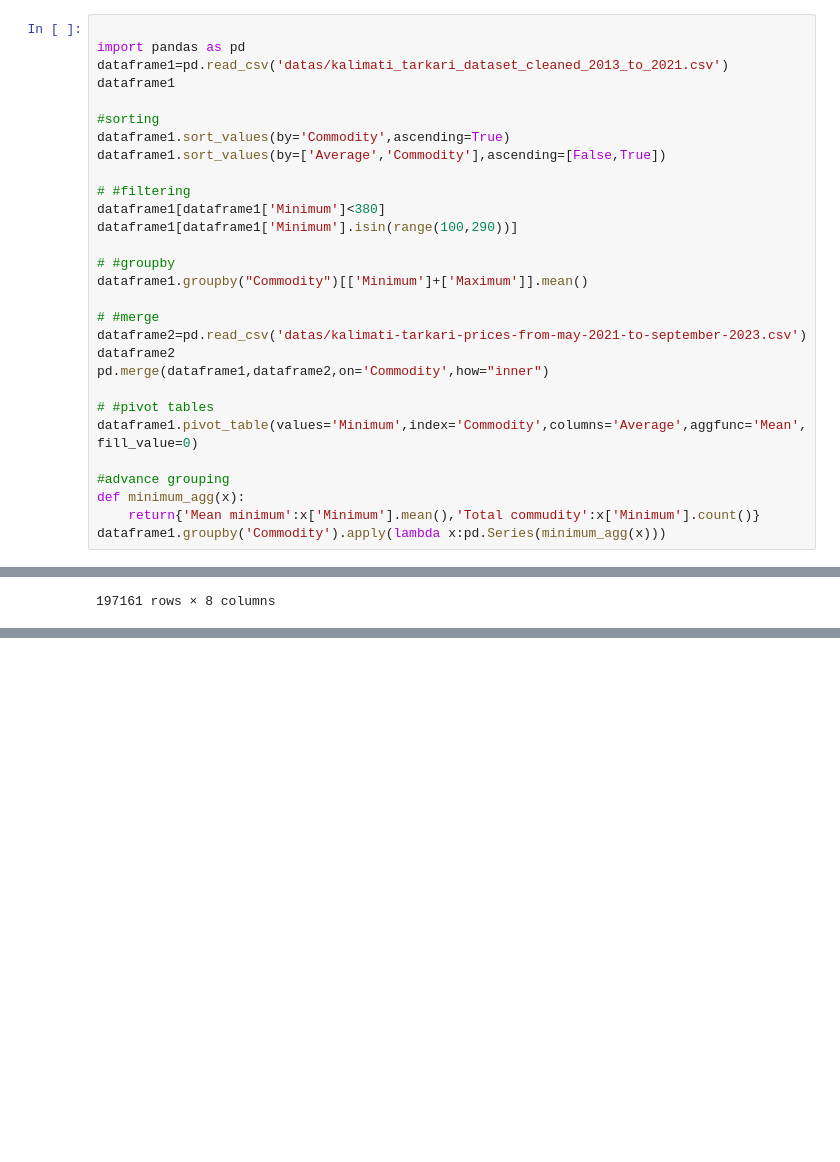
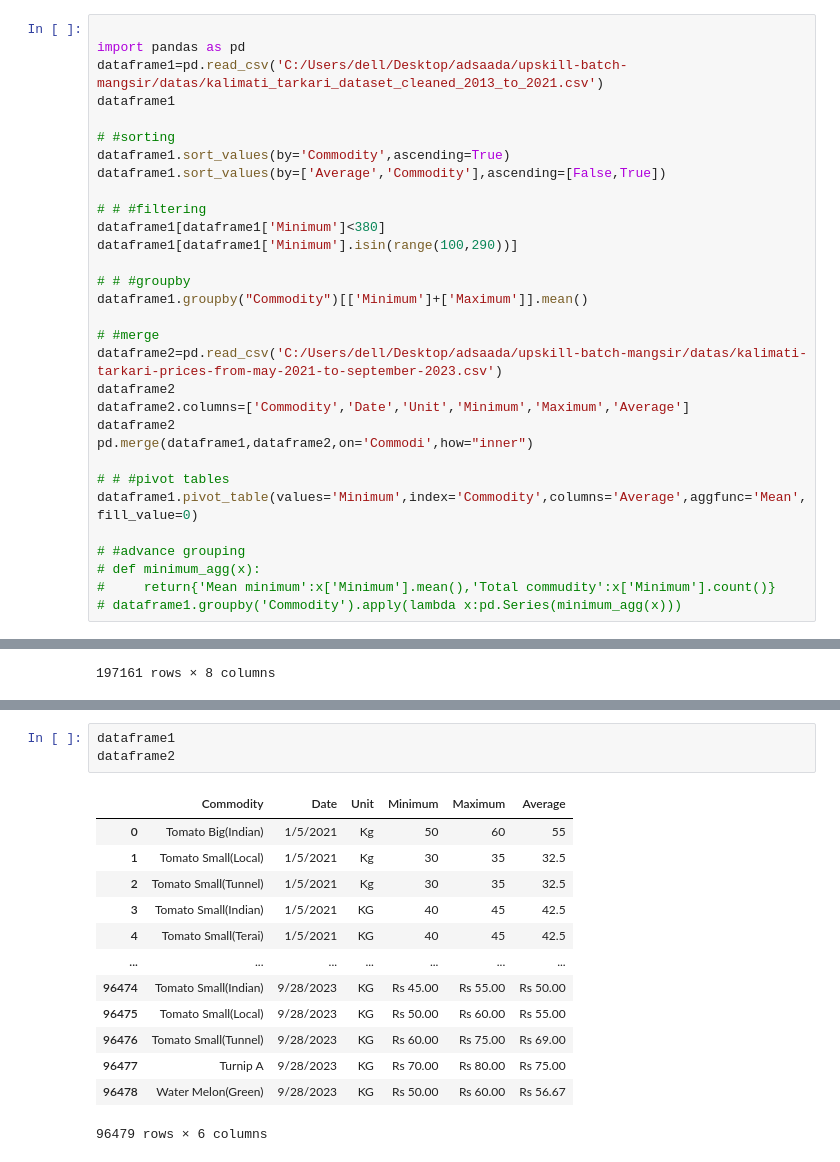
Before and after one commit to Jitukhamcha/upskill-batch-mangsir, a Jupyter notebook: pythons/pandas-p-day3.ipynb, the cells around one changed output, grey strips where cells are left out. Saved outputs shown, nothing was run; the diff lists cells and outputs as text; blank space fills up the shorter version.

```diff
--- a/pythons/pandas-p-day3.ipynb
+++ b/pythons/pandas-p-day3.ipynb
@@ -206,29 +206,31 @@ print(df1.sample(5))    by default take 3 row in random
 # %%
 
 import pandas as pd
-dataframe1=pd.read_csv('datas/kalimati_tarkari_dataset_cleaned_2013_to_2021.csv')
+dataframe1=pd.read_csv('C:/Users/dell/Desktop/adsaada/upskill-batch-mangsir/datas/kalimati_tarkari_dataset_cleaned_2013_to_2021.csv')
 dataframe1
 
-#sorting
+# #sorting
 dataframe1.sort_values(by='Commodity',ascending=True)
 dataframe1.sort_values(by=['Average','Commodity'],ascending=[False,True])
 
-# #filtering
+# # #filtering
 dataframe1[dataframe1['Minimum']<380]
 dataframe1[dataframe1['Minimum'].isin(range(100,290))]
 
-# #groupby
+# # #groupby
 dataframe1.groupby("Commodity")[['Minimum']+['Maximum']].mean()
 
 # #merge
-dataframe2=pd.read_csv('datas/kalimati-tarkari-prices-from-may-2021-to-september-2023.csv')
+dataframe2=pd.read_csv('C:/Users/dell/Desktop/adsaada/upskill-batch-mangsir/datas/kalimati-tarkari-prices-from-may-2021-to-september-2023.csv')
 dataframe2
-pd.merge(dataframe1,dataframe2,on='Commodity',how="inner")
+dataframe2.columns=['Commodity','Date','Unit','Minimum','Maximum','Average']
+dataframe2
+pd.merge(dataframe1,dataframe2,on='Commodi',how="inner")
 
-# #pivot tables
+# # #pivot tables
 dataframe1.pivot_table(values='Minimum',index='Commodity',columns='Average',aggfunc='Mean',fill_value=0)
 
-#advance grouping
-def minimum_agg(x):
-    return{'Mean minimum':x['Minimum'].mean(),'Total commudity':x['Minimum'].count()}
-dataframe1.groupby('Commodity').apply(lambda x:pd.Series(minimum_agg(x)))
+# #advance grouping
+# def minimum_agg(x):
+#     return{'Mean minimum':x['Minimum'].mean(),'Total commudity':x['Minimum'].count()}
+# dataframe1.groupby('Commodity').apply(lambda x:pd.Series(minimum_agg(x)))
@@ -333,0 +301,17 @@ dataframe1.sample(4)
+# %%
+dataframe1
+dataframe2
+# %% [output]
+|  | Commodity | Date | Unit | Minimum | Maximum | Average |
+| 0 | Tomato Big(Indian) | 1/5/2021 | Kg | 50 | 60 | 55 |
+| 1 | Tomato Small(Local) | 1/5/2021 | Kg | 30 | 35 | 32.5 |
+| 2 | Tomato Small(Tunnel) | 1/5/2021 | Kg | 30 | 35 | 32.5 |
+| 3 | Tomato Small(Indian) | 1/5/2021 | KG | 40 | 45 | 42.5 |
+| 4 | Tomato Small(Terai) | 1/5/2021 | KG | 40 | 45 | 42.5 |
+| ... | ... | ... | ... | ... | ... | ... |
+| 96474 | Tomato Small(Indian) | 9/28/2023 | KG | Rs 45.00 | Rs 55.00 | Rs 50.00 |
+| 96475 | Tomato Small(Local) | 9/28/2023 | KG | Rs 50.00 | Rs 60.00 | Rs 55.00 |
+| 96476 | Tomato Small(Tunnel) | 9/28/2023 | KG | Rs 60.00 | Rs 75.00 | Rs 69.00 |
+| 96477 | Turnip A | 9/28/2023 | KG | Rs 70.00 | Rs 80.00 | Rs 75.00 |
+| 96478 | Water Melon(Green) | 9/28/2023 | KG | Rs 50.00 | Rs 60.00 | Rs 56.67 |
+96479 rows × 6 columns
```
Also changed, not shown: parts of 7 cells of this notebook, 5 other files.
